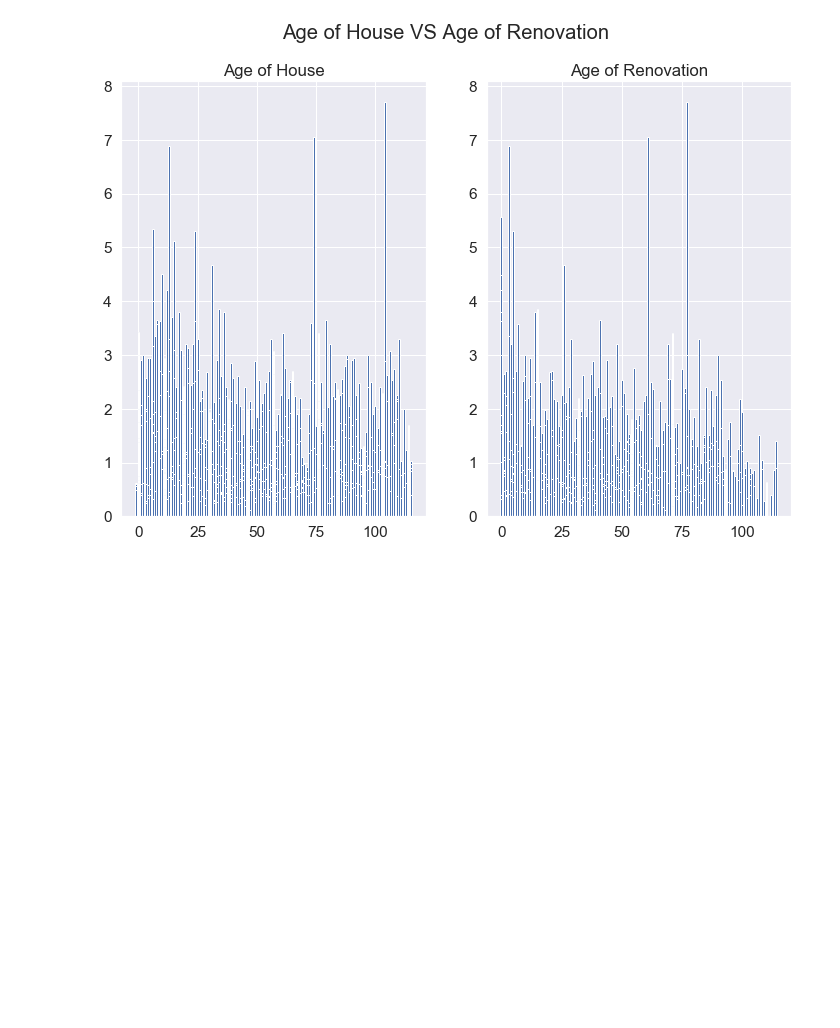
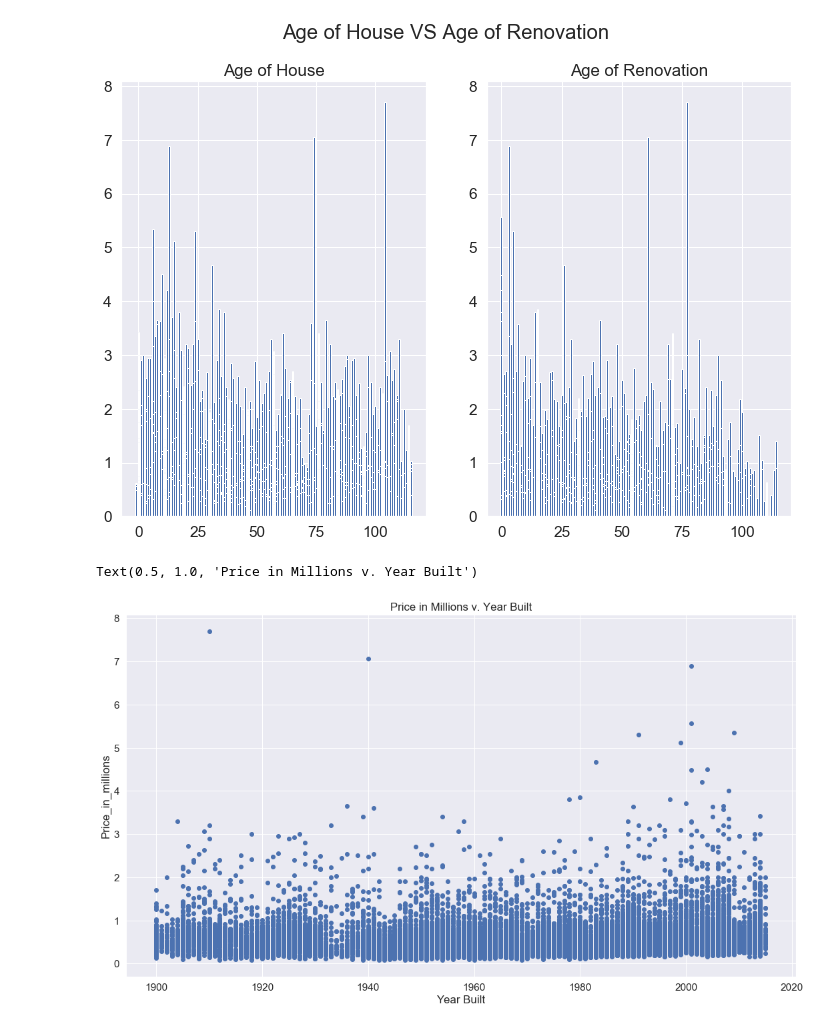
Before and after one commit to ksis1st/Kings_County_Housing_Price_Prediction, a Jupyter notebook: KC_Data_EDA1.ipynb, the cells around one changed output. Cells and saved outputs as stored; diff of their text form; code cells hidden in the pictures; blank space fills up the shorter version.

```diff
--- a/KC_Data_EDA1.ipynb
+++ b/KC_Data_EDA1.ipynb
@@ -734,3 +753,13 @@ ax2.set_title('Age of Renovation')
 # %% [output]
 Text(0.5, 1.0, 'Age of Renovation')
 [figure]
+# %%
+plt.figure(figsize=(18,10))
+
+plt.scatter(kc['yr_built'],kc['price_in_millions'])
+plt.xlabel("Year Built")
+plt.ylabel("Price_in_millions")
+plt.title("Price in Millions v. Year Built")
+# %% [output]
+Text(0.5, 1.0, 'Price in Millions v. Year Built')
+[figure, added]
```
Also changed, not shown: parts of 20 cells of this notebook.
